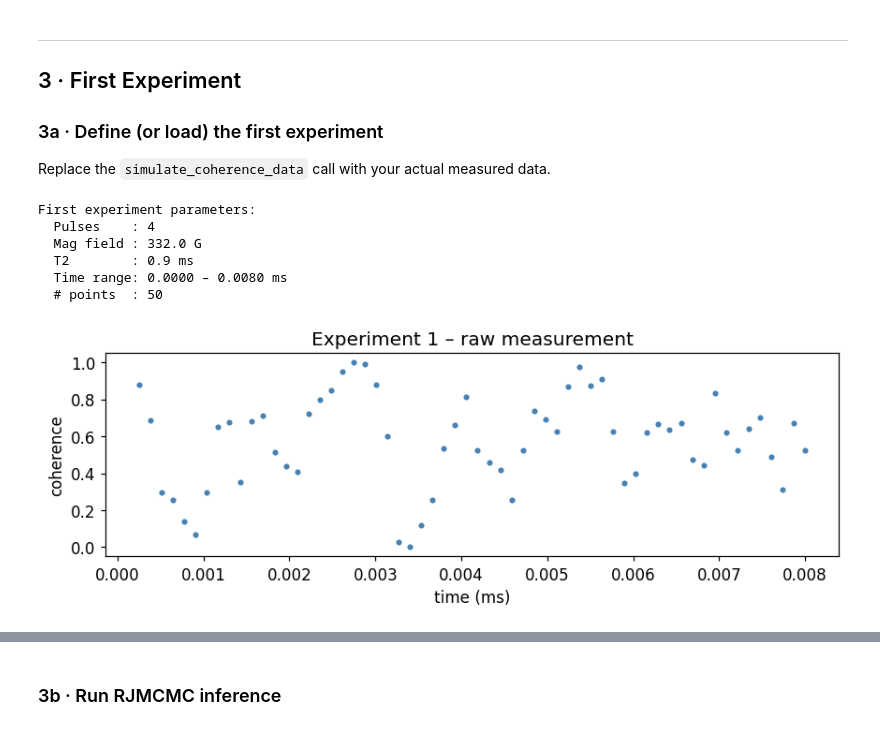
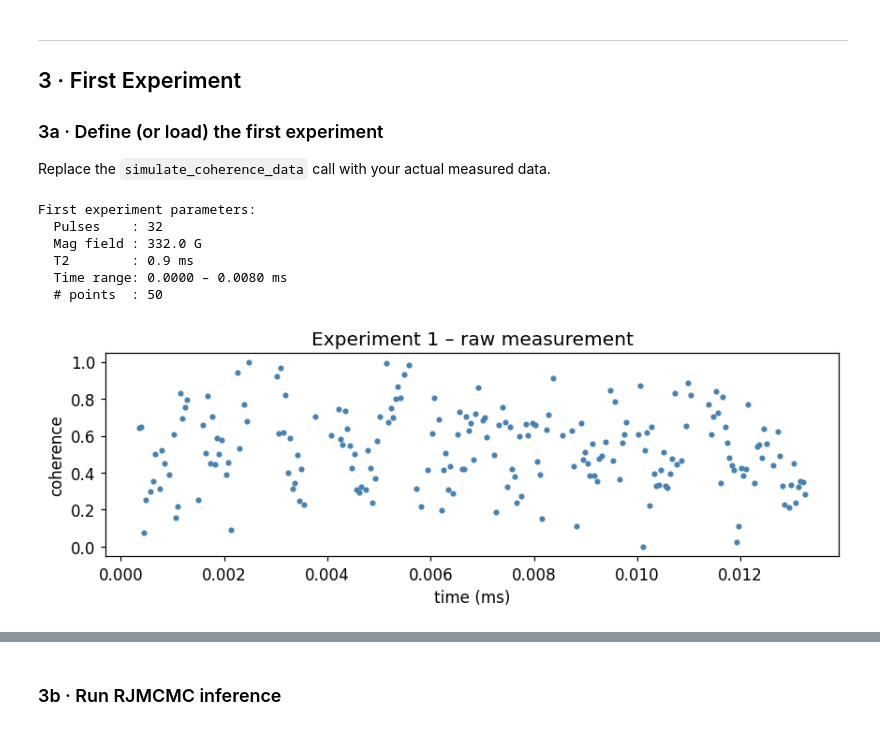
Before and after one commit to pabigail/nuclear-spin-recovery, a Jupyter notebook: spin_bath_inference_workflow.ipynb, the cells around one changed output, grey strips where cells are left out. Drawn from its saved outputs; the diff is of its cells as text; code cells hidden in the pictures.

```diff
--- a/spin_bath_inference_workflow.ipynb
+++ b/spin_bath_inference_workflow.ipynb
@@ -79,7 +79,7 @@ config["strong_thresh"] = 750.0        # kHz  – remove spins stronger than thi
 config["weak_thresh"]   = 5.0         # kHz  – remove spins weaker than this
 
 # ── First experiment ──────────────────────────────────────────────────────────
-config["init_num_pulses"] = 4          # number of DD pulses
+config["init_num_pulses"] = 32          # number of DD pulses
 config["init_mag_field"]  = 332.0     # magnetic field (Gauss)
 config["init_noise"]      = 0.008     # measurement noise σ
 config["init_T2"]         = 0.9       # initial T2 (ms)
@@ -163,7 +163,7 @@ print(f"  Time range: {exp1['timepoints'][0][0]:.4f} – {exp1['timepoints'][0][
 print(f"  # points  : {len(exp1['timepoints'][0])}")
 # %% [output]
 First experiment parameters:
-  Pulses    : 4
+  Pulses    : 32
   Mag field : 332.0 G
   T2        : 0.9 ms
   Time range: 0.0000 – 0.0080 ms
@@ -171,33 +171,34 @@ First experiment parameters:
 # %%
 # ─────────────────────────────────────────────────────────────────────────────
 #  OPTION A  – Simulation (testing / validation)
 # ─────────────────────────────────────────────────────────────────────────────
 # coherence_data_1 = simulate_coherence_data(
 #     spin_list  = config["ground_truth_spins"],
 #     exp_params = exp1,
 #     hf_df      = state["hf_df"],
 #     seed       = config["random_seed"],
 # )
 
 # ─────────────────────────────────────────────────────────────────────────────
 #  OPTION B  – Real experimental data
 #  Uncomment and replace with your measured time and signal arrays:
 # ─────────────────────────────────────────────────────────────────────────────
-with open('exp_data/XY4_exp1_time.pkl', 'rb') as file:
+with open('exp_data/XY32_exp2_time.pkl', 'rb') as file:
     times_meas  = pkl.load(file)    # 1-D array (ms)
-with open('exp_data/XY4_exp1_coherence.pkl', 'rb') as file:
+with open('exp_data/XY32_exp2_coherence.pkl', 'rb') as file:
     signal_meas = 0.5*(pkl.load(file))+0.5   # 1-D array (coherence, ~[-1,1])
 times_meas, signal_meas = load_coherence_data_from_arrays(times_meas, signal_meas)
 coherence_data_1 = [signal_meas]
 exp1['timepoints'] = np.array([times_meas])
+exp1['num_pulses'] = [32]
 
 # Plot the raw data
 plt.figure(figsize=(8, 3))
 plt.plot(times_meas, signal_meas, ".", ms=6, color="steelblue")
 plt.xlabel("time (ms)")
 plt.ylabel("coherence")
 plt.title("Experiment 1 – raw measurement")
 plt.tight_layout()
 plt.show()
 # %% [output]
-[figure, old version]
+[figure, new version]
```
Also changed, not shown: parts of 3 cells of this notebook, 2 other files.
